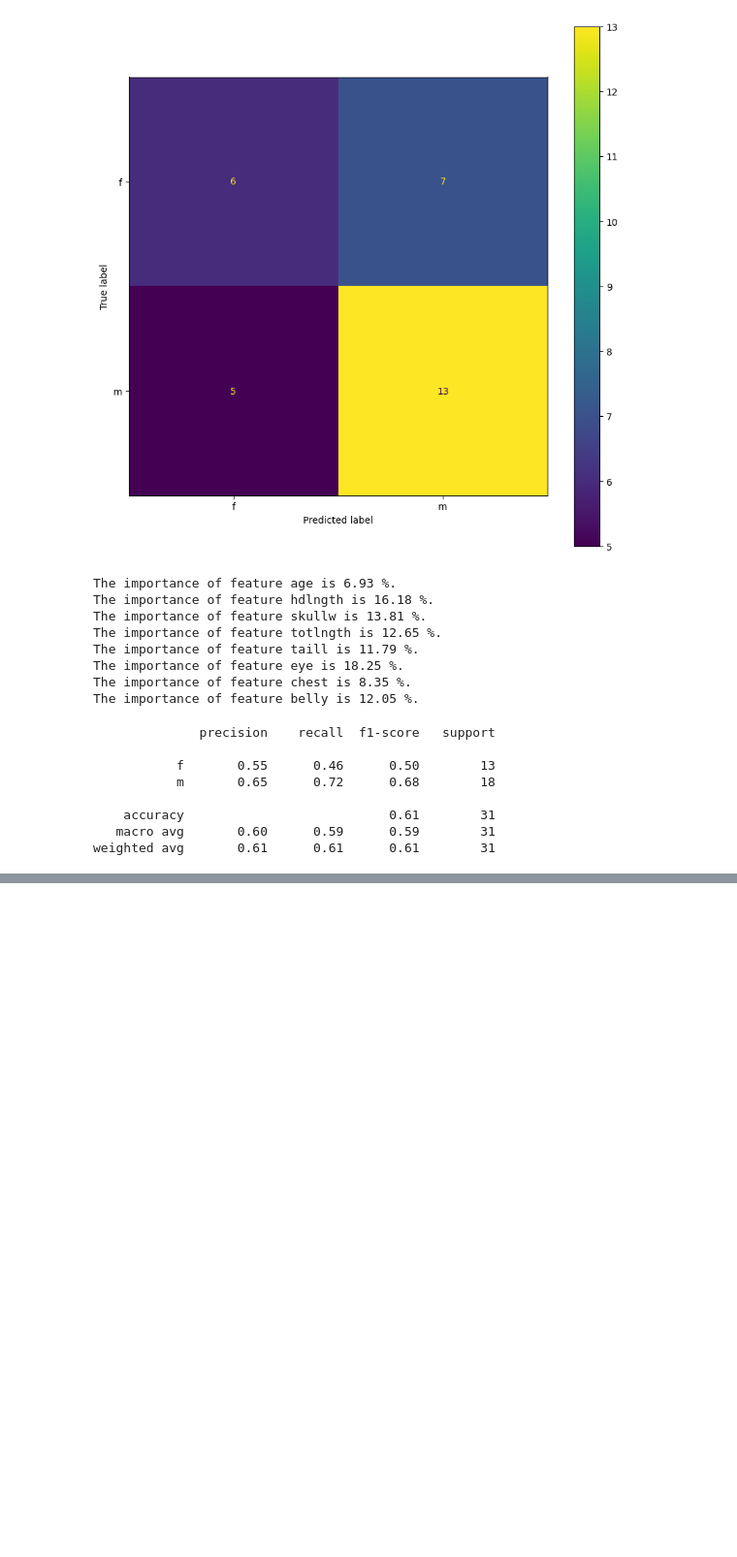
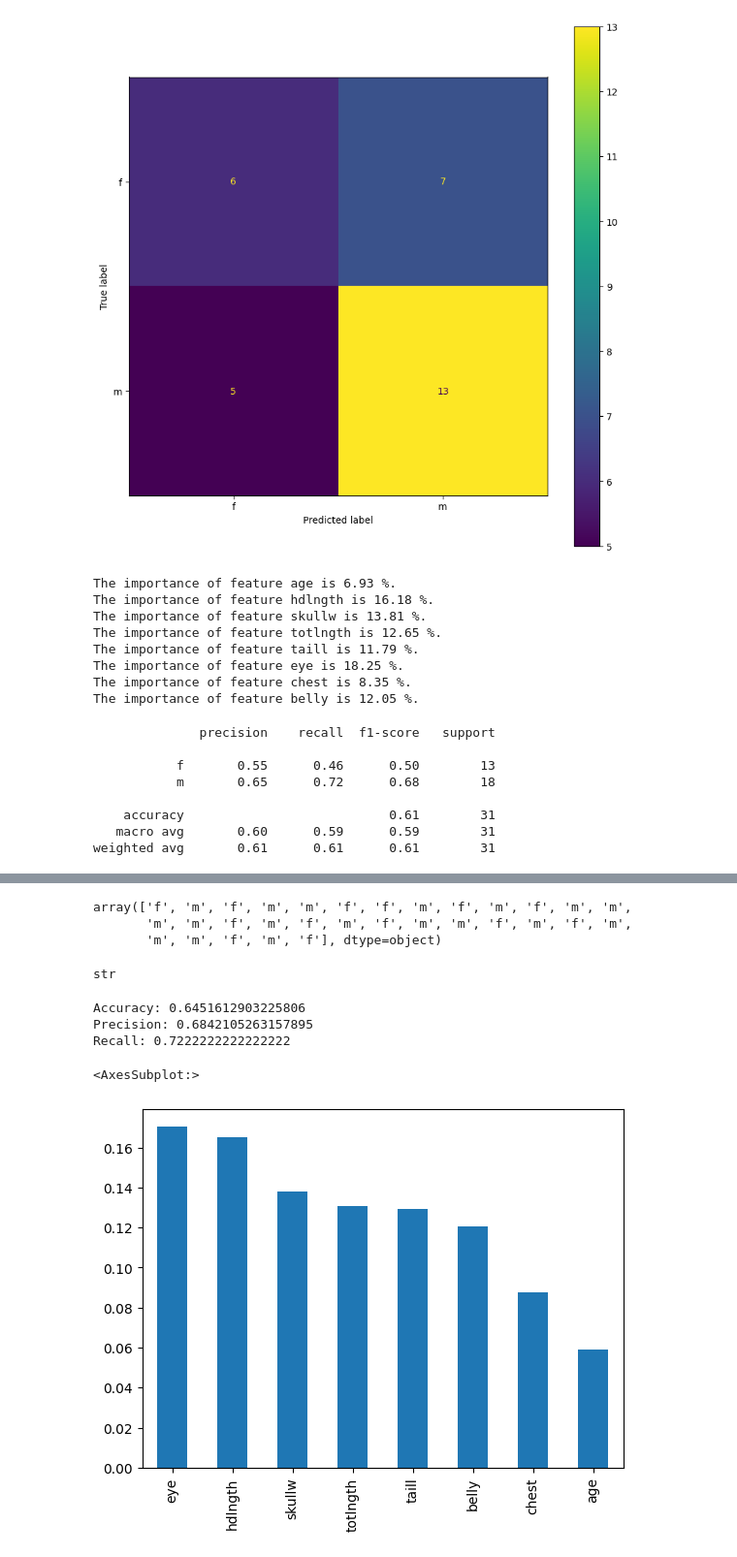
Before and after one commit to damajojung/project-neurocloud, a Jupyter notebook: code/8_random_forest/random_forest.ipynb, the cells around one changed output, grey strips where cells are left out. Shown: that part at 97% size. Cells and saved outputs as stored; diff of their text form; code cells hidden in the pictures; blank space fills up the shorter version.

```diff
--- a/code/8_random_forest/random_forest.ipynb
+++ b/code/8_random_forest/random_forest.ipynb
@@ -107,0 +166,10 @@ weighted avg       0.61      0.61      0.61        31
+# %%
+(np.array(y_test))
+# %% [output]
+array(['f', 'm', 'f', 'm', 'm', 'f', 'f', 'm', 'f', 'm', 'f', 'm', 'm',
+       'm', 'm', 'f', 'm', 'f', 'm', 'f', 'm', 'm', 'f', 'm', 'f', 'm',
+       'm', 'm', 'f', 'm', 'f'], dtype=object)
+# %%
+type(y_test[0])
+# %% [output]
+str
@@ -107,0 +179,24 @@ weighted avg       0.61      0.61      0.61        31
+# %%
+
+
+accuracy = accuracy_score(y_test, y_pred)
+precision = precision_score(np.array(y_test), y_pred, average="binary", pos_label="m")
+recall = recall_score(np.array(y_test), y_pred, average="binary", pos_label="m")
+
+print("Accuracy:", accuracy)
+print("Precision:", precision)
+print("Recall:", recall)
+
+# Create a series containing feature importances from the model and feature names from the training data
+feature_importances = pd.Series(
+    best_rf.feature_importances_, index=X_train.columns
+).sort_values(ascending=False)
+
+# Plot a simple bar chart
+(feature_importances.plot.bar())
+# %% [output]
+Accuracy: 0.6451612903225806
+Precision: 0.6842105263157895
+Recall: 0.7222222222222222
+<AxesSubplot:>
+[figure, added]
```
Also changed, not shown: parts of 6 cells of this notebook, 1 other file.
